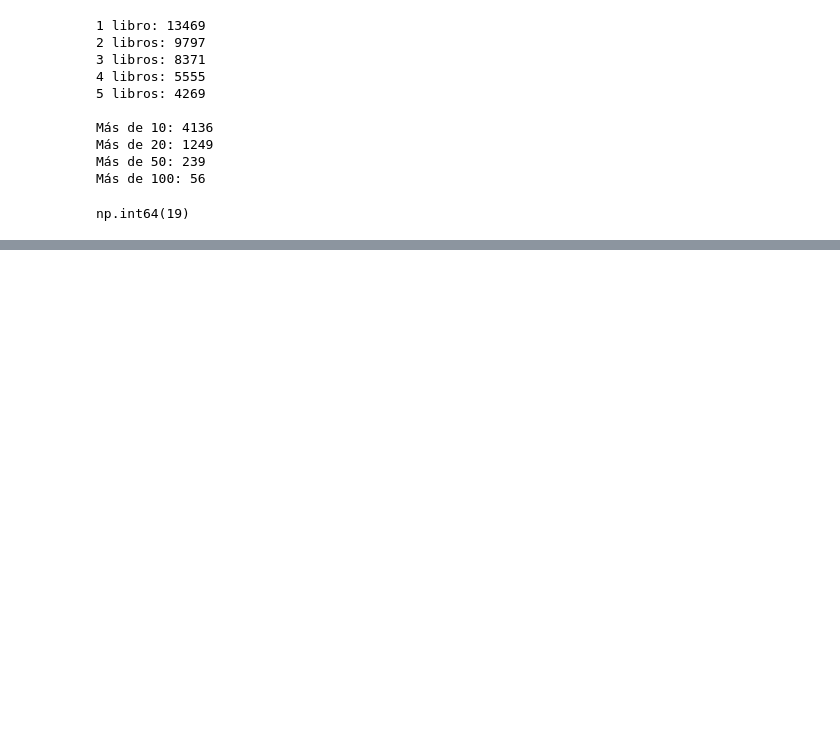
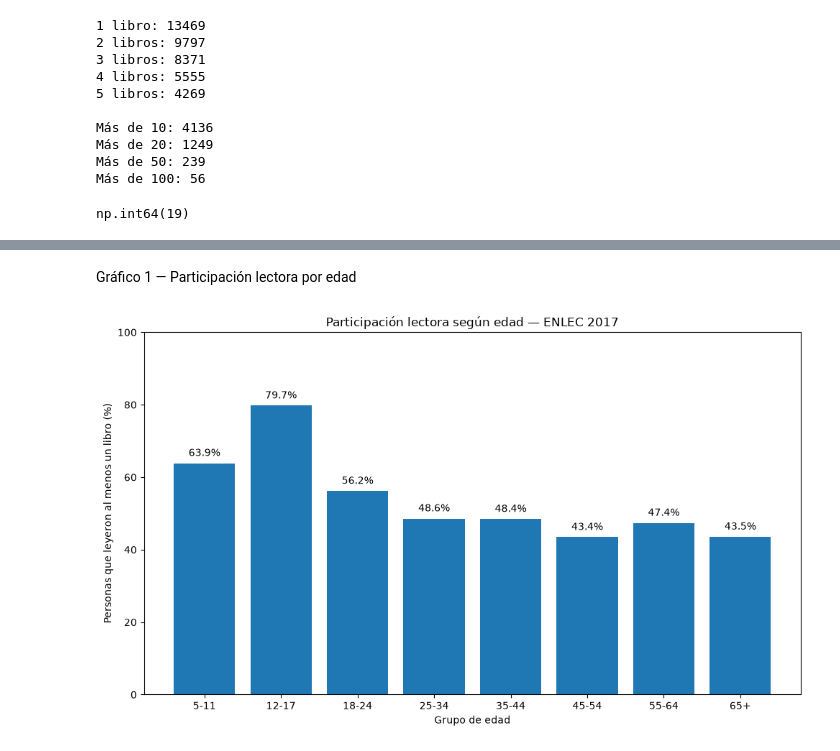
Before and after one commit to juanchocor/Colombia_en_datos, a Jupyter notebook: episodios/005_pruebas_pisa/notebooks/001_exploracion_inicial.ipynb, the cells around one changed output, grey strips where cells are left out. Drawn from its saved outputs; the diff is of its cells as text; code cells hidden in the pictures; blank space fills up the shorter version.

```diff
--- a/episodios/005_pruebas_pisa/notebooks/001_exploracion_inicial.ipynb
+++ b/episodios/005_pruebas_pisa/notebooks/001_exploracion_inicial.ipynb
@@ -1446,0 +1475,14 @@ np.int64(19)
+# %%
+# TEST 2 — identificadores
+
+ids = [
+    "FK_ID_FORMULARIO",
+    "ID_VIVIENDA",
+    "NUMERO_HOGAR",
+    "NUMERO_PERSONA"
+]
+
+for col in ids:
+    print(f"\n{col}")
+    print("Nulos:", df[col].isna().sum())
+    print("Únicos:", df[col].nunique())
@@ -1446,0 +1707,5 @@ np.int64(19)
+# %%
+# Todas las columnas de F2
+
+for i, col in enumerate(df.columns):
+    print(i, col)
@@ -1446,0 +3355,37 @@ np.int64(19)
+# %% [markdown]
+Gráfico 1 — Participación lectora por edad
+# %%
+# Datos
+edades = [
+    "5-11", "12-17", "18-24", "25-34",
+    "35-44", "45-54", "55-64", "65+"
+]
+
+participacion = [
+    63.855842, 79.737189, 56.174901, 48.574457,
+    48.424900, 43.443208, 47.353062, 43.533578
+]
+
+# Gráfico
+plt.figure(figsize=(10, 6))
+
+plt.bar(edades, participacion)
+
+plt.title("Participación lectora según edad — ENLEC 2017")
+plt.xlabel("Grupo de edad")
+plt.ylabel("Personas que leyeron al menos un libro (%)")
+plt.ylim(0, 100)
+
+# Etiquetas
+for i, valor in enumerate(participacion):
+    plt.text(
+        i,
+        valor + 2,
+        f"{valor:.1f}%",
+        ha="center"
+    )
+
+plt.tight_layout()
+plt.show()
+# %% [output]
+[figure, added]
```
Also changed, not shown: parts of 149 cells of this notebook, 1 other file.
